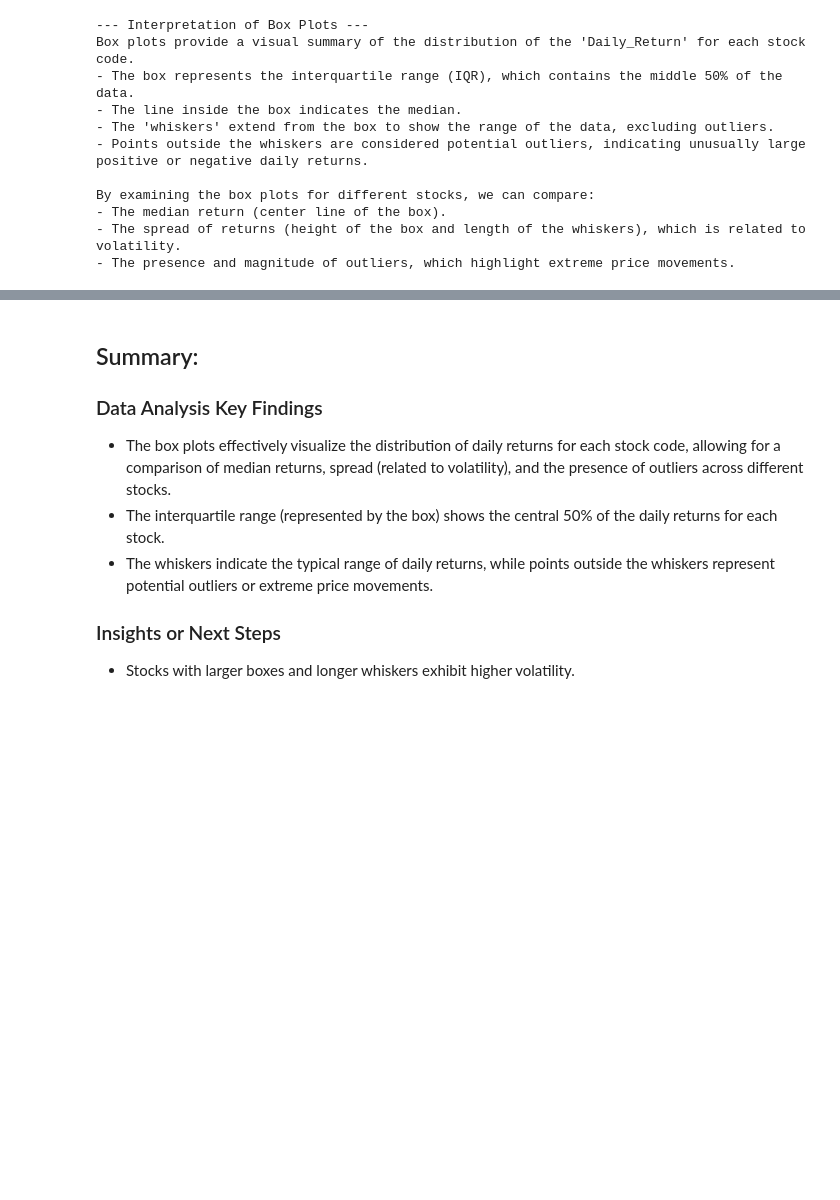
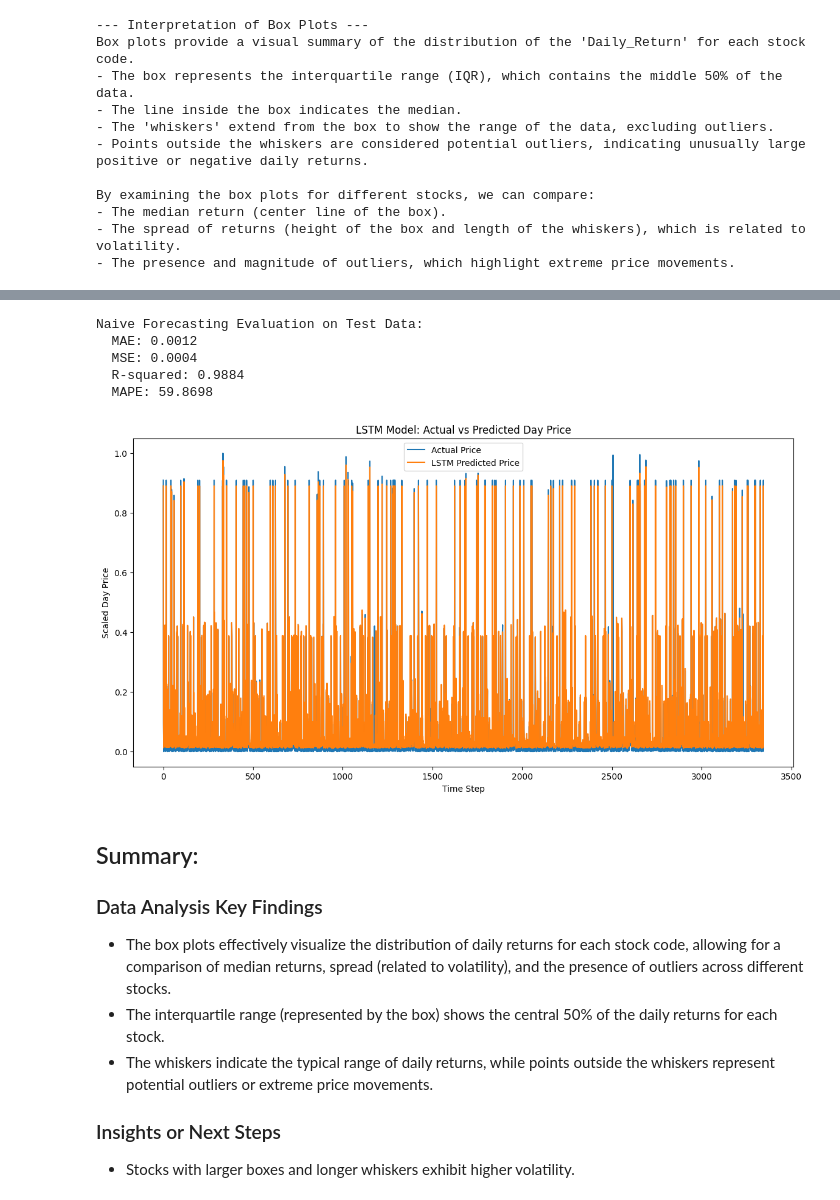
Before and after one commit to reinhardbuyabo/ICS4102, a Jupyter notebook: LSTM_NSE.ipynb, the cells around one changed output, grey strips where cells are left out. Drawn from its saved outputs; the diff is of its cells as text; code cells hidden in the pictures; blank space fills up the shorter version.

```diff
--- a/LSTM_NSE.ipynb
+++ b/LSTM_NSE.ipynb
@@ -662,3 +662,26 @@ By examining the box plots for different stocks, we can compare:
 - The median return (center line of the box).
 - The spread of returns (height of the box and length of the whiskers), which is related to volatility.
 - The presence and magnitude of outliers, which highlight extreme price movements.
+# %%
+from sklearn.metrics import mean_absolute_percentage_error, r2_score
+
+# Make predictions on the test data (if not already done)
+# try:
+#     y_pred
+# except NameError:
+#     y_pred = model.predict(X_test)
+y_pred = model.predict(X_test)
+
+
+# Calculate evaluation metrics
+loss, mae, mse = model.evaluate(X_test, y_test, verbose=0)
+r2 = r2_score(y_test, y_pred)
+mape = mean_absolute_percentage_error(y_test, y_pred)
+
+# Print the evaluation results
+print(f"Model Evaluation on Test Data:")
+print(f"  Loss (MSE): {loss:.4f}")
+print(f"  MAE: {mae:.4f}")
+print(f"  MSE: {mse:.4f}")
+print(f"  R-squared: {r2:.4f}")
+print(f"  MAPE: {mape:.4f}")
@@ -665,3 +696,56 @@ By examining the box plots for different stocks, we can compare:
+# %%
+from sklearn.metrics import mean_absolute_error, mean_squared_error, r2_score, mean_absolute_percentage_error
+import numpy as np
+
+# Implement Naive Forecasting
+# The prediction for the next time step is the actual value from the current time step.
+# Since y_test contains the actual values, the naive prediction for y_test[i] would be y_test[i-1].
+# However, our y_test corresponds to the target value *after* the sequence, so the naive prediction
+# for y_test[i] is the last value in the sequence that produced y_test[i].
+# This corresponds to the last 'Day Price' in the input sequence X_test.
+
+# Extract the last 'Day Price' from each sequence in X_test
+# The 'Day Price' is the first feature (index 0) in our features list.
+naive_predictions = X_test[:, -1, 0]
+
+# Evaluate Naive Forecasting
+# We need to compare naive_predictions with the actual values y_test
+
+# Calculate evaluation metrics
+naive_mae = mean_absolute_error(y_test, naive_predictions)
+naive_mse = mean_squared_error(y_test, naive_predictions)
+naive_r2 = r2_score(y_test, naive_predictions)
+
+# Handle potential division by zero in MAPE if y_test contains zero values
+# Add a small epsilon to avoid division by zero
+epsilon = 1e-10
+naive_mape = mean_absolute_percentage_error(y_test + epsilon, naive_predictions + epsilon)
+
+
+# Print the evaluation results
+print(f"Naive Forecasting Evaluation on Test Data:")
+print(f"  MAE: {naive_mae:.4f}")
+print(f"  MSE: {naive_mse:.4f}")
+print(f"  R-squared: {naive_r2:.4f}")
+print(f"  MAPE: {naive_mape:.4f}")
+# %% [output]
+Naive Forecasting Evaluation on Test Data:
+  MAE: 0.0012
+  MSE: 0.0004
+  R-squared: 0.9884
+  MAPE: 59.8698
+# %%
+# Visualize the LSTM predictions against the actual values
+plt.figure(figsize=(14, 7))
+plt.plot(y_test, label='Actual Price')
+plt.plot(y_pred, label='LSTM Predicted Price')
+plt.title('LSTM Model: Actual vs Predicted Day Price')
+plt.xlabel('Time Step')
+plt.ylabel('Scaled Day Price')
+plt.legend()
+plt.show()
+# %% [output]
+[figure, added]
 # %% [markdown]
 ## Summary:
 
```
Also changed, not shown: parts of 16 cells of this notebook.
